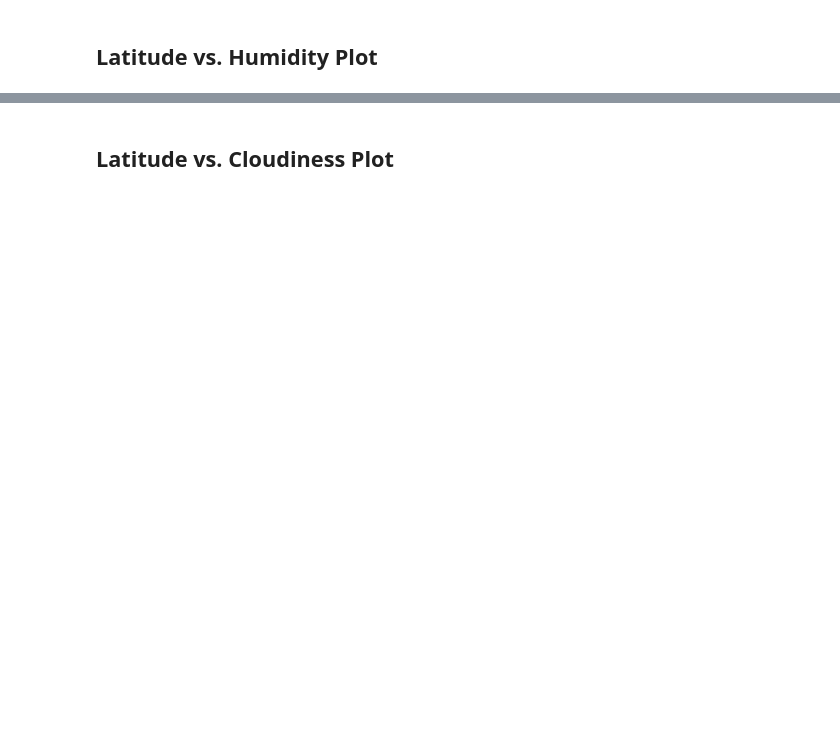
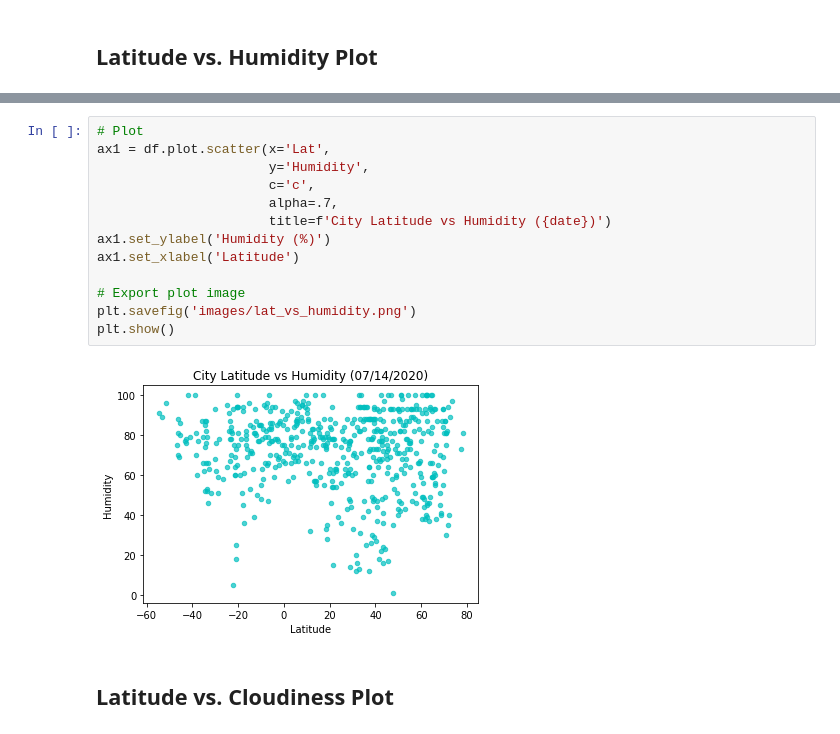
Before and after one commit to szerpa17/API-Challenge, a Jupyter notebook: WeatherPy/WeatherPy.ipynb, the cells around one changed output, grey strips where cells are left out. Cells and saved outputs as stored; diff of their text form; blank space fills up the shorter version.

```diff
--- a/WeatherPy/WeatherPy.ipynb
+++ b/WeatherPy/WeatherPy.ipynb
@@ -238,2 +245,17 @@ plt.show()
+# %%
+# Plot
+ax1 = df.plot.scatter(x='Lat',
+                      y='Humidity',
+                      c='c',
+                      alpha=.7,
+                      title=f'City Latitude vs Humidity ({date})')
+ax1.set_ylabel('Humidity (%)')
+ax1.set_xlabel('Latitude')
+
+# Export plot image
+plt.savefig('images/lat_vs_humidity.png')
+plt.show()
+# %% [output]
+[figure, added]
 # %% [markdown]
 ## Latitude vs. Cloudiness Plot
```
Also changed, not shown: parts of 14 cells of this notebook, 4 other files.
